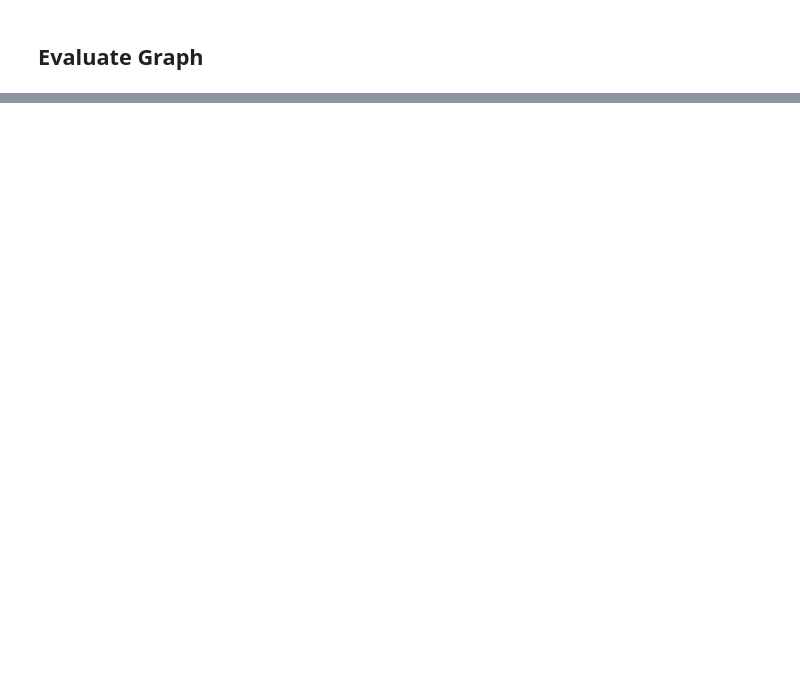
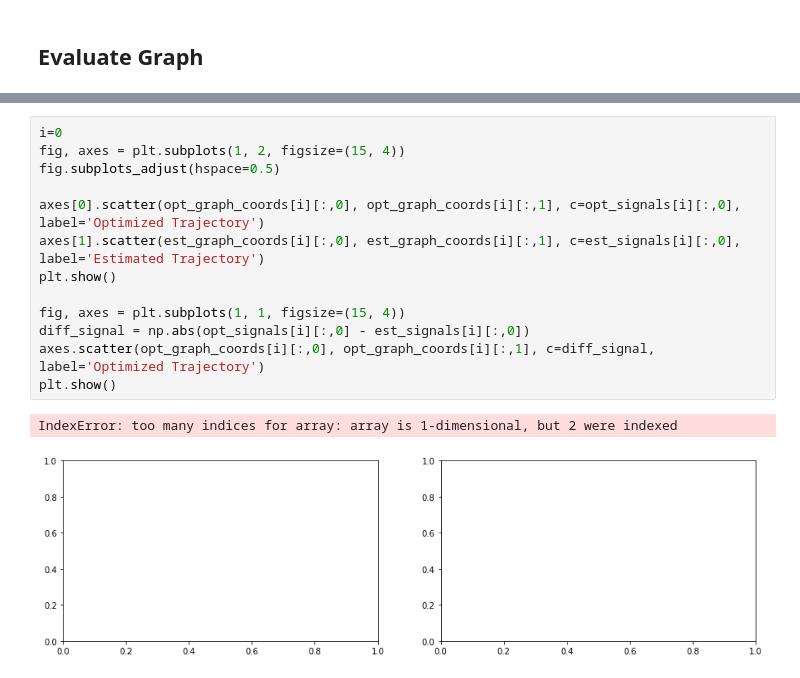
Before and after one commit to ethz-asl/fgsp, a Jupyter notebook: src/check_recordings.ipynb, the cells around one changed output, grey strips where cells are left out. Drawn from its saved outputs; the diff is of its cells as text; blank space fills up the shorter version.

```diff
--- a/src/check_recordings.ipynb
+++ b/src/check_recordings.ipynb
@@ -149,2 +162,18 @@ robot_graph_per_dataset[0].plot()
+# %%
+i=0
+fig, axes = plt.subplots(1, 2, figsize=(15, 4))
+fig.subplots_adjust(hspace=0.5)
+
+axes[0].scatter(opt_graph_coords[i][:,0], opt_graph_coords[i][:,1], c=opt_signals[i][:,0], label='Optimized Trajectory')
+axes[1].scatter(est_graph_coords[i][:,0], est_graph_coords[i][:,1], c=est_signals[i][:,0], label='Estimated Trajectory')
+plt.show()
+
+fig, axes = plt.subplots(1, 1, figsize=(15, 4))
+diff_signal = np.abs(opt_signals[i][:,0] - est_signals[i][:,0])
+axes.scatter(opt_graph_coords[i][:,0], opt_graph_coords[i][:,1], c=diff_signal, label='Optimized Trajectory')
+plt.show()
+# %% [output]
+IndexError: too many indices for array: array is 1-dimensional, but 2 were indexed
+[figure, added]
 # %%
 i=0
```
Also changed, not shown: parts of 10 cells of this notebook, 6 other files.
